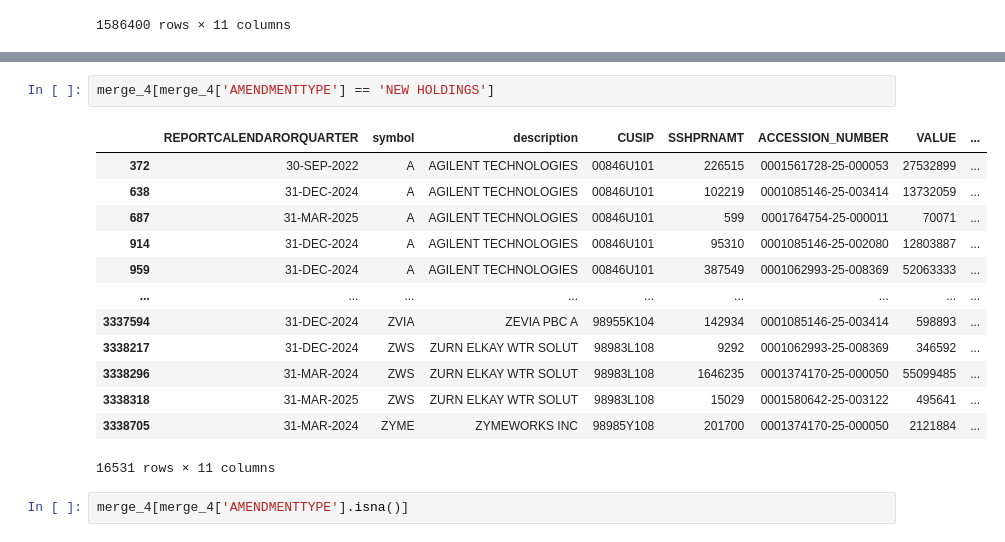
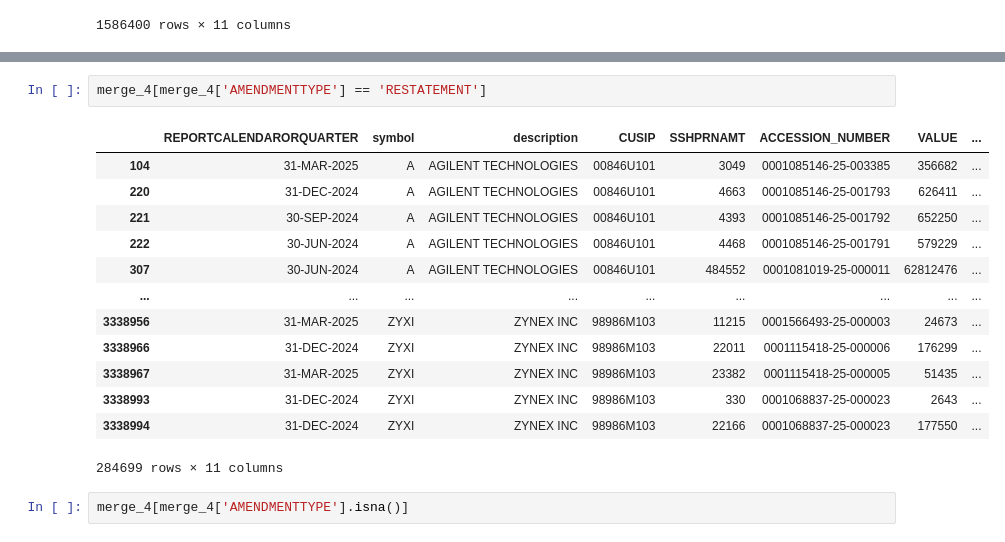
Before and after one commit to uddhavkalra/Stocks-Responsiveness, a Jupyter notebook: Initial_stuff.ipynb, the cells around one changed output, grey strips where cells are left out. Saved outputs shown, nothing was run; the diff lists cells and outputs as text.

Commit message:
Identifies potential solutions for ammendment issues.

```diff
--- a/Initial_stuff.ipynb
+++ b/Initial_stuff.ipynb
@@ -317,19 +398,19 @@ a[a['AMENDMENTNO'] == 5]
 # %%
-merge_4[merge_4['AMENDMENTTYPE'] == 'NEW HOLDINGS']
+merge_4[merge_4['AMENDMENTTYPE'] == 'RESTATEMENT']
 # %% [output]
 |  | REPORTCALENDARORQUARTER | symbol | description | CUSIP | SSHPRNAMT | ACCESSION_NUMBER | VALUE | ... |
-| 372 | 30-SEP-2022 | A | AGILENT TECHNOLOGIES | 00846U101 | 226515 | 0001561728-25-000053 | 27532899 | ... |
-| 638 | 31-DEC-2024 | A | AGILENT TECHNOLOGIES | 00846U101 | 102219 | 0001085146-25-003414 | 13732059 | ... |
-| 687 | 31-MAR-2025 | A | AGILENT TECHNOLOGIES | 00846U101 | 599 | 0001764754-25-000011 | 70071 | ... |
-| 914 | 31-DEC-2024 | A | AGILENT TECHNOLOGIES | 00846U101 | 95310 | 0001085146-25-002080 | 12803887 | ... |
-| 959 | 31-DEC-2024 | A | AGILENT TECHNOLOGIES | 00846U101 | 387549 | 0001062993-25-008369 | 52063333 | ... |
+| 104 | 31-MAR-2025 | A | AGILENT TECHNOLOGIES | 00846U101 | 3049 | 0001085146-25-003385 | 356682 | ... |
+| 220 | 31-DEC-2024 | A | AGILENT TECHNOLOGIES | 00846U101 | 4663 | 0001085146-25-001793 | 626411 | ... |
+| 221 | 30-SEP-2024 | A | AGILENT TECHNOLOGIES | 00846U101 | 4393 | 0001085146-25-001792 | 652250 | ... |
+| 222 | 30-JUN-2024 | A | AGILENT TECHNOLOGIES | 00846U101 | 4468 | 0001085146-25-001791 | 579229 | ... |
+| 307 | 30-JUN-2024 | A | AGILENT TECHNOLOGIES | 00846U101 | 484552 | 0001081019-25-000011 | 62812476 | ... |
 | ... | ... | ... | ... | ... | ... | ... | ... | ... |
-| 3337594 | 31-DEC-2024 | ZVIA | ZEVIA PBC A | 98955K104 | 142934 | 0001085146-25-003414 | 598893 | ... |
-| 3338217 | 31-DEC-2024 | ZWS | ZURN ELKAY WTR SOLUT | 98983L108 | 9292 | 0001062993-25-008369 | 346592 | ... |
-| 3338296 | 31-MAR-2024 | ZWS | ZURN ELKAY WTR SOLUT | 98983L108 | 1646235 | 0001374170-25-000050 | 55099485 | ... |
-| 3338318 | 31-MAR-2025 | ZWS | ZURN ELKAY WTR SOLUT | 98983L108 | 15029 | 0001580642-25-003122 | 495641 | ... |
-| 3338705 | 31-MAR-2024 | ZYME | ZYMEWORKS INC | 98985Y108 | 201700 | 0001374170-25-000050 | 2121884 | ... |
+| 3338956 | 31-MAR-2025 | ZYXI | ZYNEX INC | 98986M103 | 11215 | 0001566493-25-000003 | 24673 | ... |
+| 3338966 | 31-DEC-2024 | ZYXI | ZYNEX INC | 98986M103 | 22011 | 0001115418-25-000006 | 176299 | ... |
+| 3338967 | 31-MAR-2025 | ZYXI | ZYNEX INC | 98986M103 | 23382 | 0001115418-25-000005 | 51435 | ... |
+| 3338993 | 31-DEC-2024 | ZYXI | ZYNEX INC | 98986M103 | 330 | 0001068837-25-000023 | 2643 | ... |
+| 3338994 | 31-DEC-2024 | ZYXI | ZYNEX INC | 98986M103 | 22166 | 0001068837-25-000023 | 177550 | ... |
-16531 rows × 11 columns
+284699 rows × 11 columns
 # %%
 merge_4[merge_4['AMENDMENTTYPE'].isna()]
 # %% [output]
```
Also changed, not shown: parts of 6 cells of this notebook, 1 other file.
